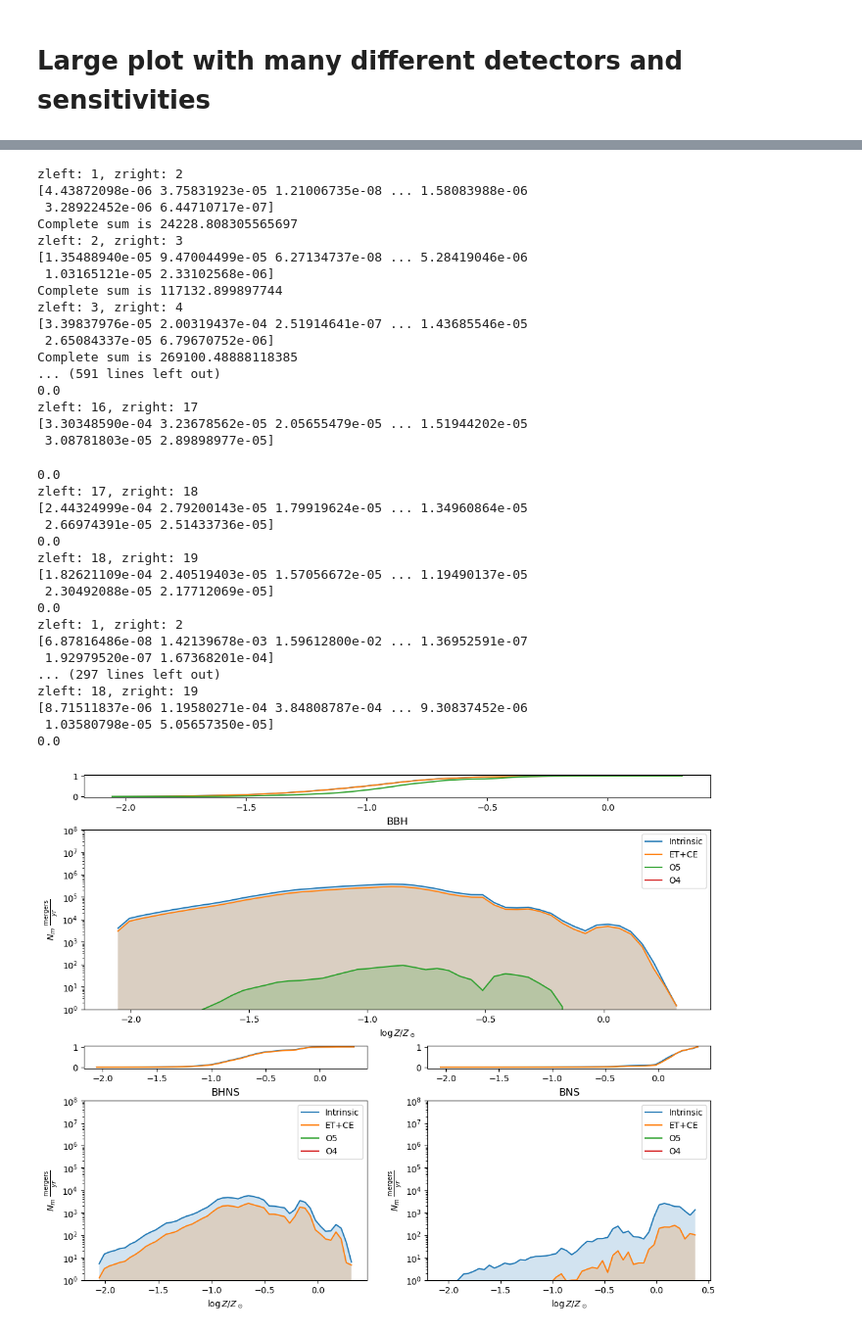
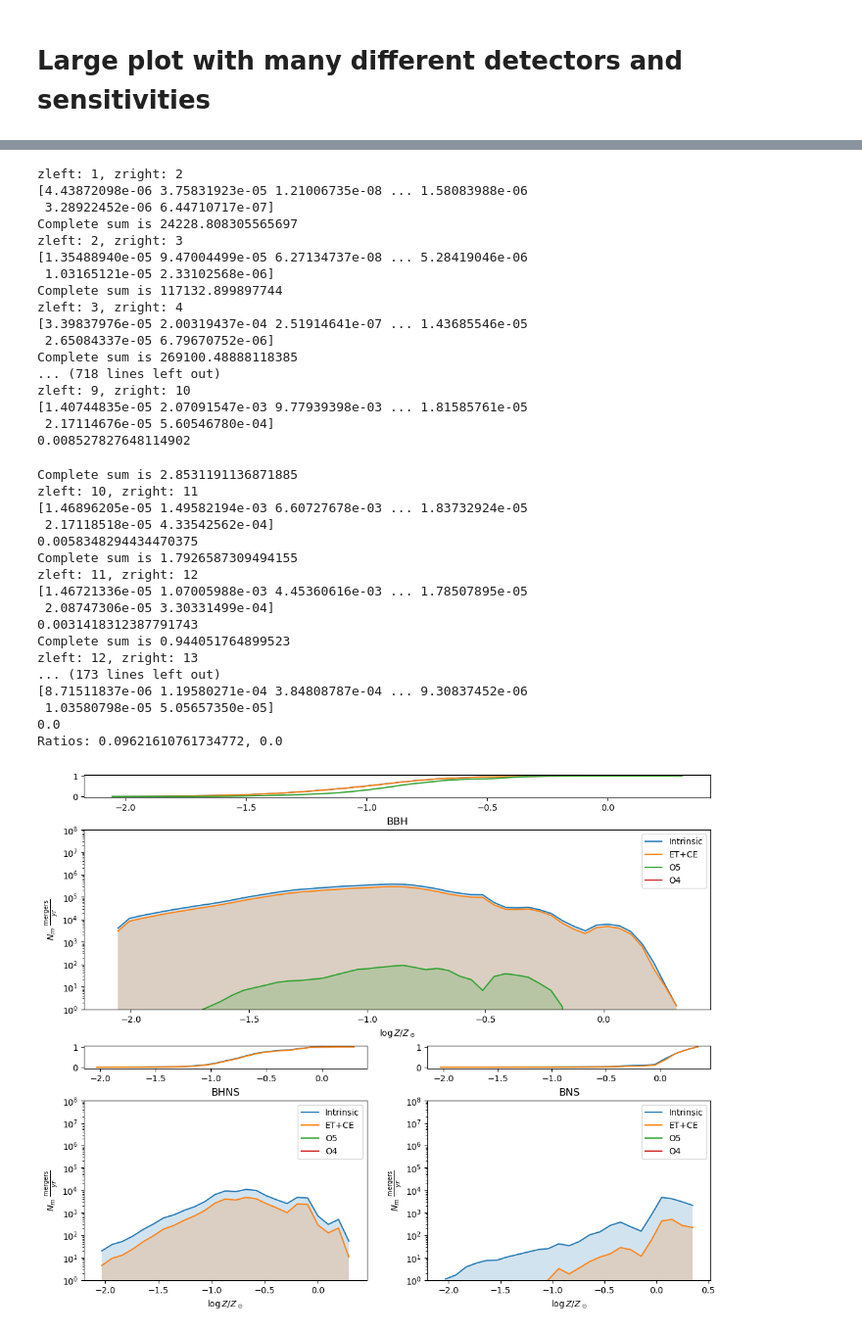
Before and after one commit to stlgolfer/metallicity_mergers, a Jupyter notebook: large_plot.ipynb, the cells around one changed output, grey strips where cells are left out. Shown at 98% size. Saved outputs shown, nothing was run; the diff lists cells and outputs as text; code cells hidden in the pictures.

```diff
--- a/large_plot.ipynb
+++ b/large_plot.ipynb
@@ -26,12 +26,11 @@ import pickle
 # basically same plot as above, but now we want to bin by redshift basically
 PLOT_Z_LOG = True
 
-def get_metallicity_plot(plotting_data, sens_file, left, right, with_SNR=False):
+def get_metallicity_plot(plotting_data, sens_file, left, right, with_SNR=False, num_bins=50):
     all_weights = plotting_data['all_weights']
     Zm = plotting_data['Zm']
     redshifts = plotting_data['redshifts']
     all_snr_weights = np.load(sens_file)
-    bins = 50
 
     # def do_metallicity_plot_to_redshift(left, right, with_SNR=False):
     z_left = np.digitize(left, redshifts)
@@ -49,12 +48,12 @@ def get_metallicity_plot(plotting_data, sens_file, left, right, with_SNR=False):
         divisor = snr_block.shape[0]
         weights *= np.sum(snr_block,axis=0)/(snr_block.shape[0]) if divisor > 0 else 0
     if np.allclose(weights,0) or np.sum(np.isnan(weights))>0:
-        null_bins = np.linspace(np.min(Zm), np.max(Zm), bins)
+        null_bins = np.linspace(np.min(Zm), np.max(Zm), num_bins)
         return null_bins, np.zeros_like(null_bins)
     dco_met_hist, dco_met_bins = np.histogram(
         Zm,
         weights=weights,
-        bins=bins,
+        bins=num_bins,
         density=True
     )
 
@@ -82,7 +81,7 @@ def get_metallicity_plot(plotting_data, sens_file, left, right, with_SNR=False):
 def plot(plotting_data, ax, sens_file, cdf_ax, intrinsic=False, do_binning=True):
     types = plotting_data['types']
     # sum up to z
-    redshift_edges = np.array([0, 2, 5, 10])
+    redshift_edges = plotting_data['redshifts']#np.array([0, 2, 5, 10])
 
         # if with_label:
         #     ax.plot(dco_met_bins_midpoints, plot_line, label=lab, color=color, linewidth=3 if with_SNR else 2, linestyle = '--' if with_SNR else 'solid')
@@ -110,14 +109,14 @@ def plot(plotting_data, ax, sens_file, cdf_ax, intrinsic=False, do_binning=True)
                 ax.plot(dco_met_bins_midpoints, plot_line, color=color_bins[i], linewidth=3, linestyle = '--')
                 cdf_ax.plot(dco_met_bins_midpoints, np.cumsum(plot_line/np.sum(plot_line)), label=f'{lab} CDF', linestyle = '--', color=color_bins[i])
     # do_metallicity_plot_to_redshift(0, 10, 'green', with_SNR=not intrinsic, with_label=True, draw_CDF=True)
-    dco_met_bins_midpoints, plot_line = get_metallicity_plot(plotting_data, sens_file, 0, 10, with_SNR=not intrinsic)
-    ax.plot(dco_met_bins_midpoints, plot_line, label='z:[0,10]', color='green', linewidth=3 if not intrinsic else 2, linestyle = '--' if not intrinsic else 'solid')
-    cdf_ax.plot(dco_met_bins_midpoints, np.cumsum(plot_line/np.sum(plot_line)), label='z:[0,10] CDF', linestyle = '--' if not intrinsic else 'solid', color='green')
+    # dco_met_bins_midpoints, plot_line = get_metallicity_plot(plotting_data, sens_file, 0, 10, with_SNR=not intrinsic)
+    # ax.plot(dco_met_bins_midpoints, plot_line, label='z:[0,10]', color='green', linewidth=3 if not intrinsic else 2, linestyle = '--' if not intrinsic else 'solid')
+    # cdf_ax.plot(dco_met_bins_midpoints, np.cumsum(plot_line/np.sum(plot_line)), label='z:[0,10] CDF', linestyle = '--' if not intrinsic else 'solid', color='green')
 
     ax.set_yscale('log')
     ax.set_title(types)
     ax.set_ylim(1,1e8)
-    ax.legend()
+    # ax.legend()
 # %% [markdown]
 # Large plot with many different detectors and sensitivities
 # %%
@@ -288,7 +304,7 @@ large_ax = large_fig.subplot_mosaic([
     ['LeftCDF', 'RightCDF'],
     ['Left', 'Right']
 ], height_ratios=[1, 8, 1, 8])
-def plot_subpopulation(pop_type, loc):
+def plot_subpopulation(pop_type, loc, num_bins):
     with open(f'./fiducial_{pop_type}.pkl', 'rb') as p:
         intrinsic = pickle.load(p)
         ax = large_ax[loc]
@@ -297,68 +313,70 @@ def plot_subpopulation(pop_type, loc):
             # so we can't just do one sum as this will likely overestimate. need to do reimannian sum. we are only as accurate as the original bins we used
             # so we should probably use them
             rs_max_bins = intrinsic['redshifts']#[0, 2, 5, 8, 10] # different bins might cause an issue later
-            zm_start, counts_start = get_metallicity_plot(intrinsic, sens, rs_max_bins[0], rs_max_bins[1], with_SNR=with_SNR)
+            zm_start, counts_start = get_metallicity_plot(intrinsic, sens, rs_max_bins[0], rs_max_bins[1], with_SNR=with_SNR, num_bins=num_bins)
             sum_total = counts_start
             for i in range(1, len(rs_max_bins)-1):
-                _, counts = get_metallicity_plot(intrinsic, sens, rs_max_bins[i], rs_max_bins[i+1], with_SNR=with_SNR)
+                _, counts = get_metallicity_plot(intrinsic, sens, rs_max_bins[i], rs_max_bins[i+1], with_SNR=with_SNR, num_bins=num_bins)
                 sum_total = sum_total + counts
             ax.fill_between(zm_start, sum_total, alpha=0.2)
             # ax.plot(dco_met_bins_midpoints, plot_line, label=label)
             # ax.plot(dco_met_bins_midpoints, 1e6*np.ones_like(dco_met_bins_midpoints))
             ax.plot(zm_start, sum_total, label=label)
             large_ax[f'{loc}CDF'].plot(zm_start, np.cumsum(sum_total)/np.sum(sum_total), label=label)
+            return np.sum(sum_total)
         ax.set_yscale('log')
         ax.set_title(pop_type)
         ax.set_ylim(1,1e8)
         ax.set_ylabel(r'$N_m~\frac{\text{mergers}}{yr}$')
         ax.set_xlabel(r'$\log Z/Z_\odot$')
 
-        subpopulation_sens(f'{pop_type}_O5_8.npy', 'Intrinsic', False)
-        subpopulation_sens(f'{pop_type}_ET_CE_10.npy', 'ET+CE', True)
-        subpopulation_sens(f'{pop_type}_O5_8.npy', 'O5', True)
-        subpopulation_sens(f'{pop_type}_O4_8.npy', 'O4', True)
+        i_total = subpopulation_sens(f'{pop_type}_O5_8.npy', 'Intrinsic', False)
+        etce_total = subpopulation_sens(f'{pop_type}_ET_CE_10.npy', 'ET+CE', True)
+        o5_total = subpopulation_sens(f'{pop_type}_O5_8.npy', 'O5', True)
+        o4_total = subpopulation_sens(f'{pop_type}_O4_8.npy', 'O4', True)
         ax.legend()
+        print(f'Ratios: {etce_total/i_total}, {o5_total/i_total}')
         # ax.legend()
         # plot(intrinsic, large_ax[loc], f'{pop_type}_O5_8.npy', large_ax[f'{loc}CDF'], intrinsic=False, do_binning=False)
         # plot(intrinsic, large_ax[loc], f'{pop_type}_O4_8.npy', large_ax[f'{loc}CDF'], intrinsic=False, do_binning=False)
         # plot(intrinsic, large_ax[loc], f'{pop_type}_ET_CE_10.npy', large_ax[f'{loc}CDF'], intrinsic=False, do_binning=False)
-plot_subpopulation('BBH', 'Top')
-plot_subpopulation('BHNS', 'Left')
-plot_subpopulation('BNS', 'Right')
+plot_subpopulation('BBH', 'Top', num_bins=50)
+plot_subpopulation('BHNS', 'Left', num_bins=25)
+plot_subpopulation('BNS', 'Right', num_bins=25)
 large_fig.show()
 # %% [output]
 zleft: 1, zright: 2
 [4.43872098e-06 3.75831923e-05 1.21006735e-08 ... 1.58083988e-06
  3.28922452e-06 6.44710717e-07]
 Complete sum is 24228.808305565697
 zleft: 2, zright: 3
 [1.35488940e-05 9.47004499e-05 6.27134737e-08 ... 5.28419046e-06
  1.03165121e-05 2.33102568e-06]
 Complete sum is 117132.899897744
 zleft: 3, zright: 4
 [3.39837976e-05 2.00319437e-04 2.51914641e-07 ... 1.43685546e-05
  2.65084337e-05 6.79670752e-06]
 Complete sum is 269100.48888118385
-... (591 lines left out)
-0.0
-zleft: 16, zright: 17
-[3.30348590e-04 3.23678562e-05 2.05655479e-05 ... 1.51944202e-05
- 3.08781803e-05 2.89898977e-05]
+... (718 lines left out)
+zleft: 9, zright: 10
+[1.40744835e-05 2.07091547e-03 9.77939398e-03 ... 1.81585761e-05
+ 2.17114676e-05 5.60546780e-04]
+0.008527827648114902
-0.0
-zleft: 17, zright: 18
-[2.44324999e-04 2.79200143e-05 1.79919624e-05 ... 1.34960864e-05
- 2.66974391e-05 2.51433736e-05]
-0.0
-zleft: 18, zright: 19
-[1.82621109e-04 2.40519403e-05 1.57056672e-05 ... 1.19490137e-05
- 2.30492088e-05 2.17712069e-05]
-0.0
-zleft: 1, zright: 2
-[6.87816486e-08 1.42139678e-03 1.59612800e-02 ... 1.36952591e-07
- 1.92979520e-07 1.67368201e-04]
-... (297 lines left out)
-zleft: 18, zright: 19
+Complete sum is 2.8531191136871885
+zleft: 10, zright: 11
+[1.46896205e-05 1.49582194e-03 6.60727678e-03 ... 1.83732924e-05
+ 2.17118518e-05 4.33542562e-04]
+0.0058348294434470375
+Complete sum is 1.7926587309494155
+zleft: 11, zright: 12
+[1.46721336e-05 1.07005988e-03 4.45360616e-03 ... 1.78507895e-05
+ 2.08747306e-05 3.30331499e-04]
+0.0031418312387791743
+Complete sum is 0.944051764899523
+zleft: 12, zright: 13
+... (173 lines left out)
 [8.71511837e-06 1.19580271e-04 3.84808787e-04 ... 9.30837452e-06
  1.03580798e-05 5.05657350e-05]
 0.0
+Ratios: 0.09621610761734772, 0.0
-[figure, old version]
+[figure, new version]
```
Also changed, not shown: parts of 1 cell of this notebook, 1 other file.
